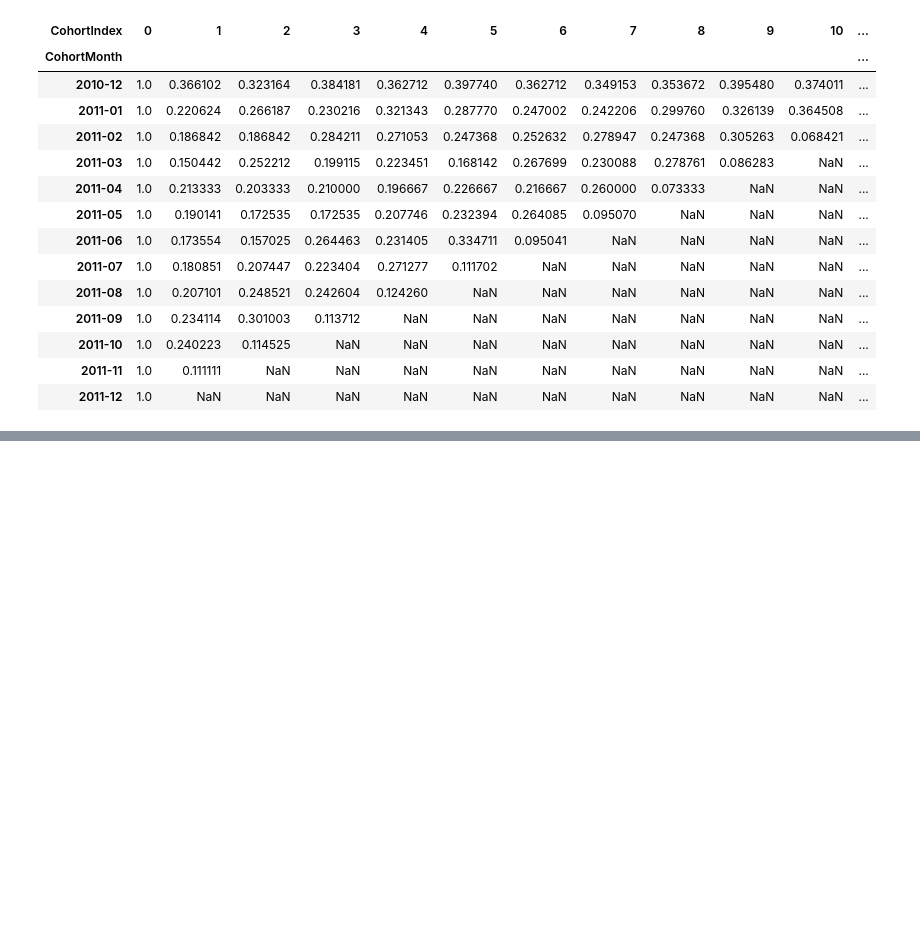
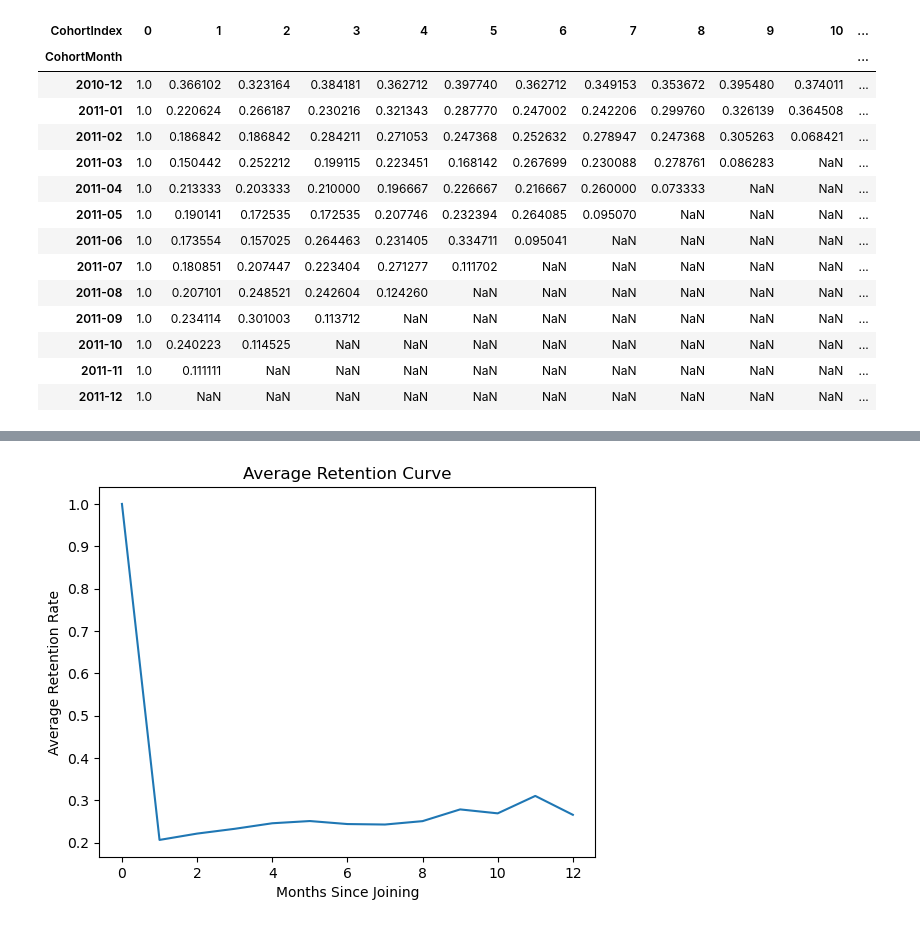
Before and after one commit to jaya764/Cohort-Retention-CLTV-Analysis, a Jupyter notebook: Retention_Matrix.ipynb, the cells around one changed output, grey strips where cells are left out. Saved outputs shown, nothing was run; the diff lists cells and outputs as text; code cells hidden in the pictures; blank space fills up the shorter version.

Commit message:
Week 2 : Added average retention curve visualization

```diff
--- a/Retention_Matrix.ipynb
+++ b/Retention_Matrix.ipynb
@@ -159,0 +164,3 @@ retention_matrix
+# %%
+avg_retention = retention_matrix.mean(axis=0)
+avg_retention
@@ -159,0 +201,9 @@ retention_matrix
+# %%
+import matplotlib.pyplot as plt
+plt.plot(avg_retention.index, avg_retention.values)
+plt.title("Average Retention Curve")
+plt.xlabel("Months Since Joining")
+plt.ylabel("Average Retention Rate")
+plt.show()
+# %% [output]
+[figure, added]
```
Also changed, not shown: parts of 4 cells of this notebook.
